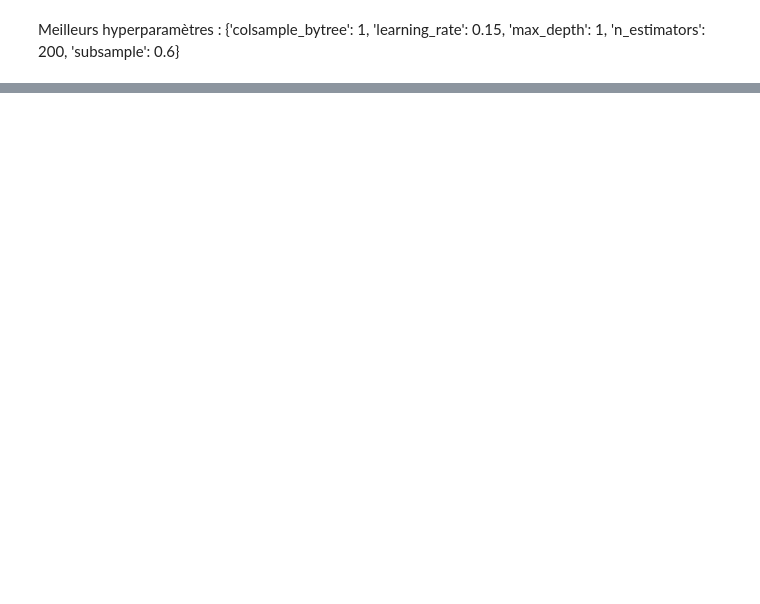
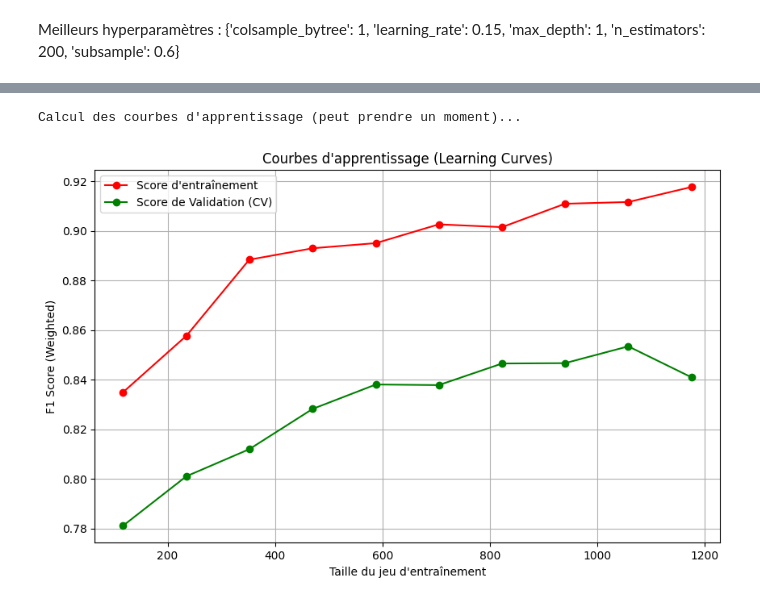
Before and after one commit to Soct/formation_OC, a Jupyter notebook: projet_4/test.ipynb, the cells around one changed output, grey strips where cells are left out. Saved outputs shown, nothing was run; the diff lists cells and outputs as text; code cells hidden in the pictures; blank space fills up the shorter version.

```diff
--- a/projet_4/test.ipynb
+++ b/projet_4/test.ipynb
@@ -641,0 +880,33 @@ Métrique moyenne : 0.863
+# %%
+from sklearn.model_selection import learning_curve
+print("\nCalcul des courbes d'apprentissage (peut prendre un moment)...")
+
+# Nous utilisons le 'model' final optimisé
+train_sizes, train_scores, val_scores = learning_curve(
+    model,
+    X_rh,  # On utilise le jeu d'entraînement complet
+    y_rh,
+    cv=5,  # 5-fold cross-validation
+    scoring='f1_weighted', # La métrique qui nous intéresse
+    n_jobs=-1, # Utilise tous les processeurs
+    train_sizes=np.linspace(0.1, 1.0, 10) # 10 étapes de 10% à 100%
+)
+
+# Calculer les moyennes et écarts-types
+train_scores_mean = np.mean(train_scores, axis=1)
+val_scores_mean = np.mean(val_scores, axis=1)
+
+# Afficher le graphique
+plt.figure(figsize=(10, 6))
+plt.plot(train_sizes, train_scores_mean, 'o-', color='r', label='Score d\'entraînement')
+plt.plot(train_sizes, val_scores_mean, 'o-', color='g', label='Score de Validation (CV)')
+
+plt.title('Courbes d\'apprentissage (Learning Curves)')
+plt.xlabel('Taille du jeu d\'entraînement')
+plt.ylabel('F1 Score (Weighted)')
+plt.legend(loc='best')
+plt.grid()
+plt.show()
+# %% [output]
+Calcul des courbes d'apprentissage (peut prendre un moment)...
+[figure, added]
```
Also changed, not shown: parts of 18 cells of this notebook, 3 other files.
